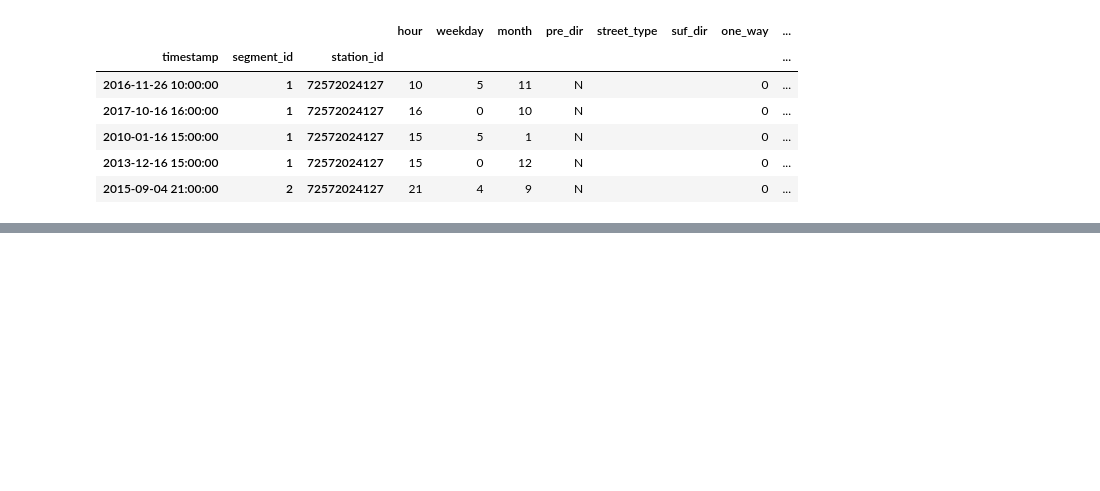
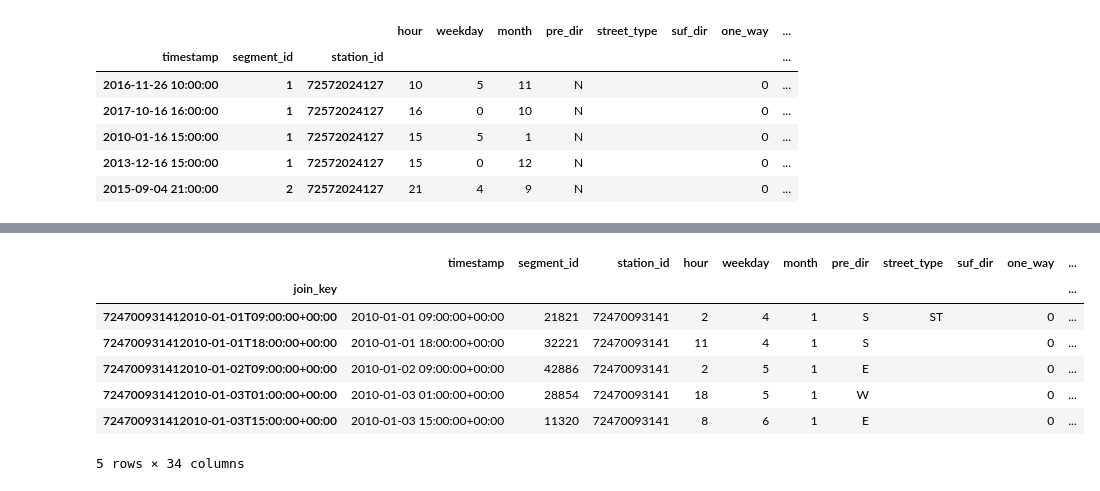
Before and after one commit to dwilson1988/traffic-collisions, a Jupyter notebook: prepare_training_data.ipynb, the cells around one changed output, grey strips where cells are left out. Cells and saved outputs as stored; diff of their text form; code cells hidden in the pictures; blank space fills up the shorter version.

```diff
--- a/prepare_training_data.ipynb
+++ b/prepare_training_data.ipynb
@@ -381 +384,26 @@ rdf.to_csv('training_data/road_features.csv')
+# %%
+pdf = pd.read_csv('training_data/utah_positive_examples.csv')
+ndf = pd.read_csv('training_data/utah_negative_examples.csv')
+wdf = pd.read_csv('utah_weather_2010-2018_grouped.csv')
+# %%
+pdf['timestamp'] = pd.DatetimeIndex(pd.to_datetime(pdf.timestamp))\
+    .tz_localize('US/Mountain',ambiguous='NaT',errors='coerce').tz_convert('utc')
+ndf['timestamp'] = pd.DatetimeIndex(pd.to_datetime(ndf.timestamp))\
+    .tz_localize('US/Mountain',ambiguous='NaT',errors='coerce').tz_convert('utc')
+wdf['timestamp'] = pd.DatetimeIndex(pd.to_datetime(wdf.timestamp))\
+    .tz_localize('utc')
+# %%
+def add_join_key(df):
+    df['join_key'] = df.station_id.map(int).map(str)+df.timestamp.map(datetime.isoformat)
+    df = df.set_index('join_key')
+    return df
+# %%
+pdf = add_join_key(pdf)
+ndf = add_join_key(ndf)
+wdf = add_join_key(wdf)
+pdf = pdf.join(wdf.drop(columns=['timestamp', 'station_id']))
+ndf = ndf.join(wdf.drop(columns=['timestamp', 'station_id']))
+
+# Append negative samples to positive ones
+tset = pdf.append(ndf)
 # %%
@@ -382,0 +411,11 @@ df.to_csv('training_data/collisions_new.csv')
+# %%
+tset.head()
+# %% [output]
+|  | timestamp | segment_id | station_id | hour | weekday | month | pre_dir | street_type | suf_dir | one_way | ... |
+| join_key |  |  |  |  |  |  |  |  |  |  | ... |
+| 724700931412010-01-01T09:00:00+00:00 | 2010-01-01 09:00:00+00:00 | 21821 | 72470093141 | 2 | 4 | 1 | S | ST |  | 0 | ... |
+| 724700931412010-01-01T18:00:00+00:00 | 2010-01-01 18:00:00+00:00 | 32221 | 72470093141 | 11 | 4 | 1 | S |  |  | 0 | ... |
+| 724700931412010-01-02T09:00:00+00:00 | 2010-01-02 09:00:00+00:00 | 42886 | 72470093141 | 2 | 5 | 1 | E |  |  | 0 | ... |
+| 724700931412010-01-03T01:00:00+00:00 | 2010-01-03 01:00:00+00:00 | 28854 | 72470093141 | 18 | 5 | 1 | W |  |  | 0 | ... |
+| 724700931412010-01-03T15:00:00+00:00 | 2010-01-03 15:00:00+00:00 | 11320 | 72470093141 | 8 | 6 | 1 | E |  |  | 0 | ... |
+5 rows × 34 columns
```
Also changed, not shown: parts of 3 cells of this notebook, 2 other files.
